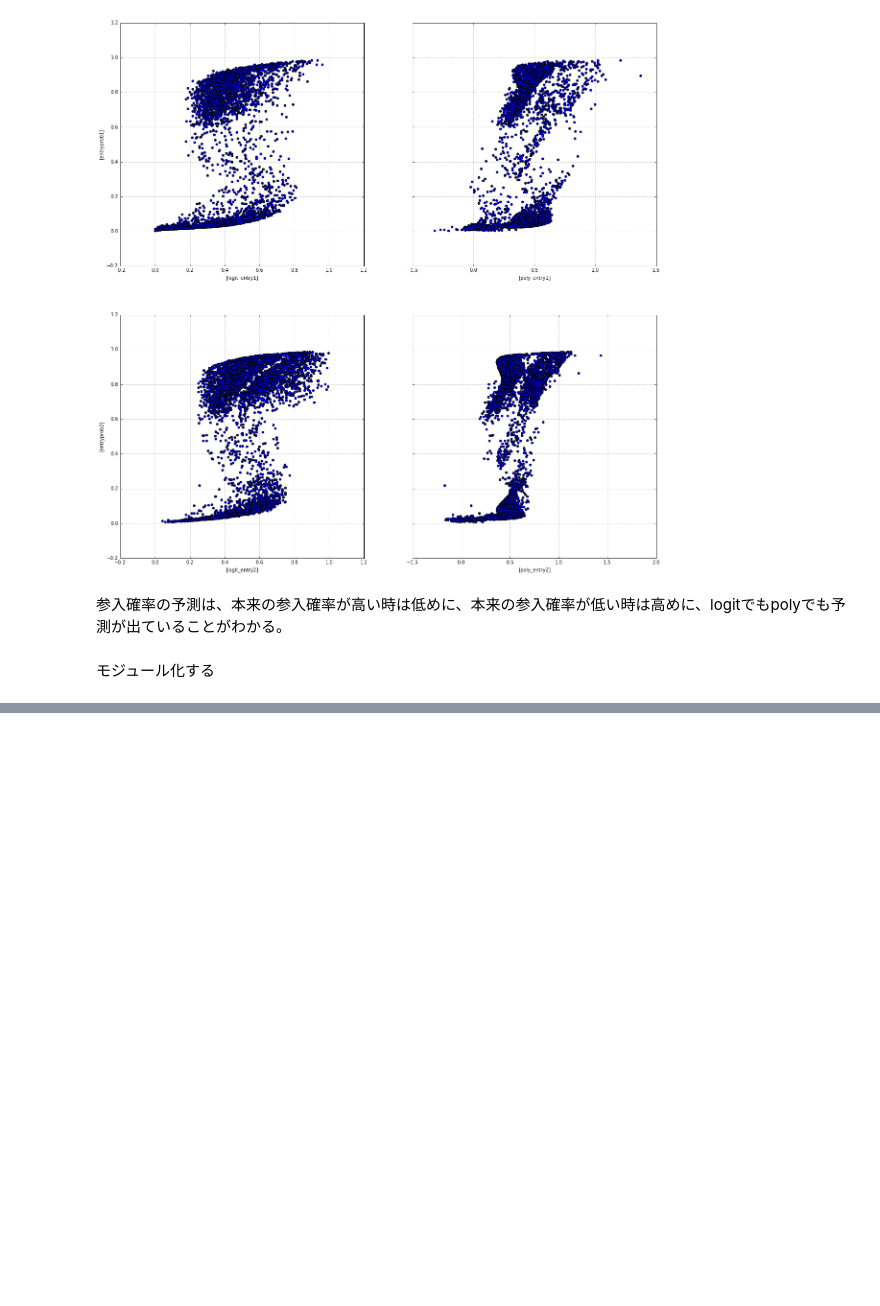
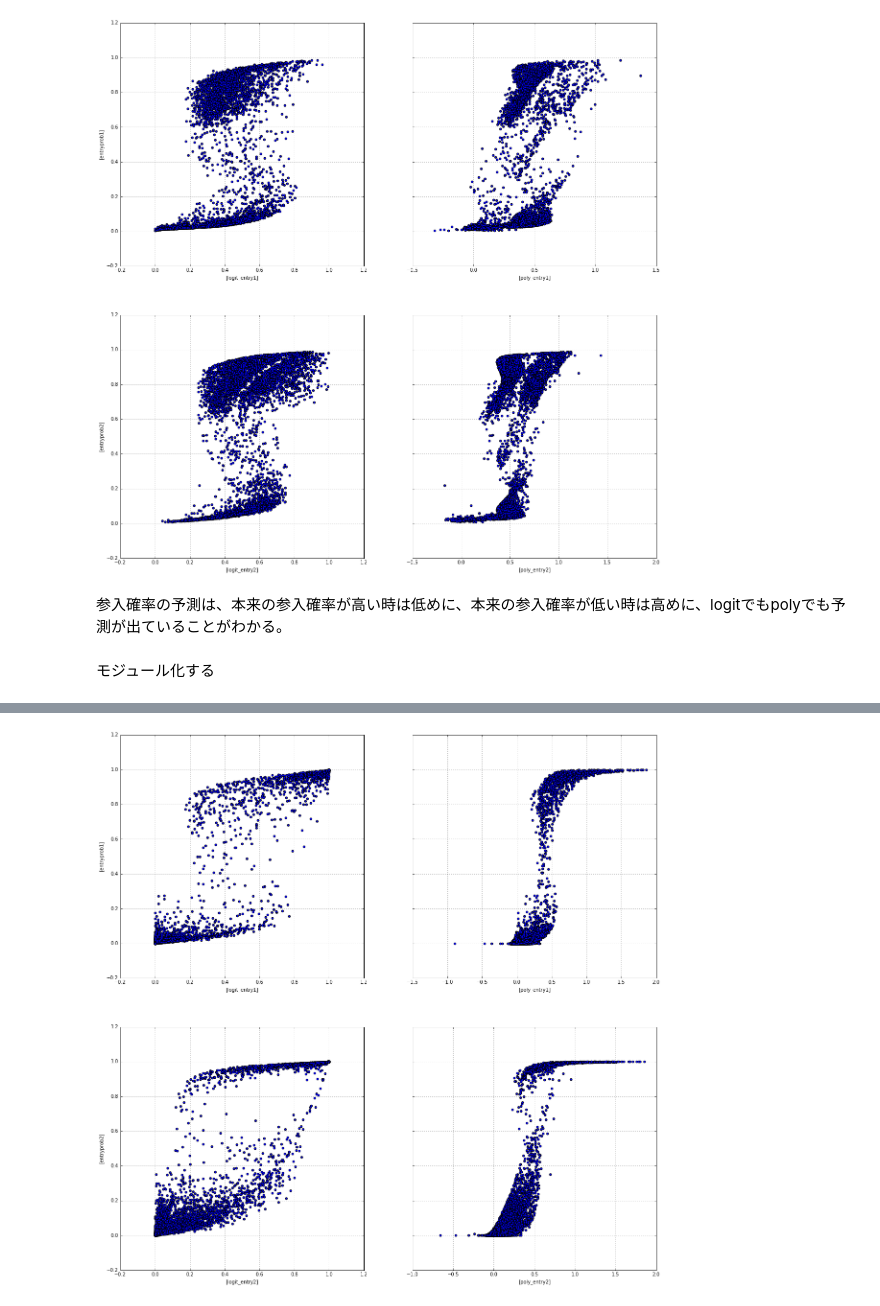
Before and after one commit to keiikegami/multiplicity, a Jupyter notebook: single_equilibrium_assumption.ipynb, the cells around one changed output, grey strips where cells are left out. Cells and saved outputs as stored; diff of their text form; code cells hidden in the pictures; blank space fills up the shorter version.

```diff
--- a/single_equilibrium_assumption.ipynb
+++ b/single_equilibrium_assumption.ipynb
@@ -151,0 +141,5 @@ def scatter(data):
+# %%
+# param4
+pre.scatter(df4)
+# %% [output]
+[figure, added]
```
Also changed, not shown: parts of 6 cells of this notebook, 1 other file.
